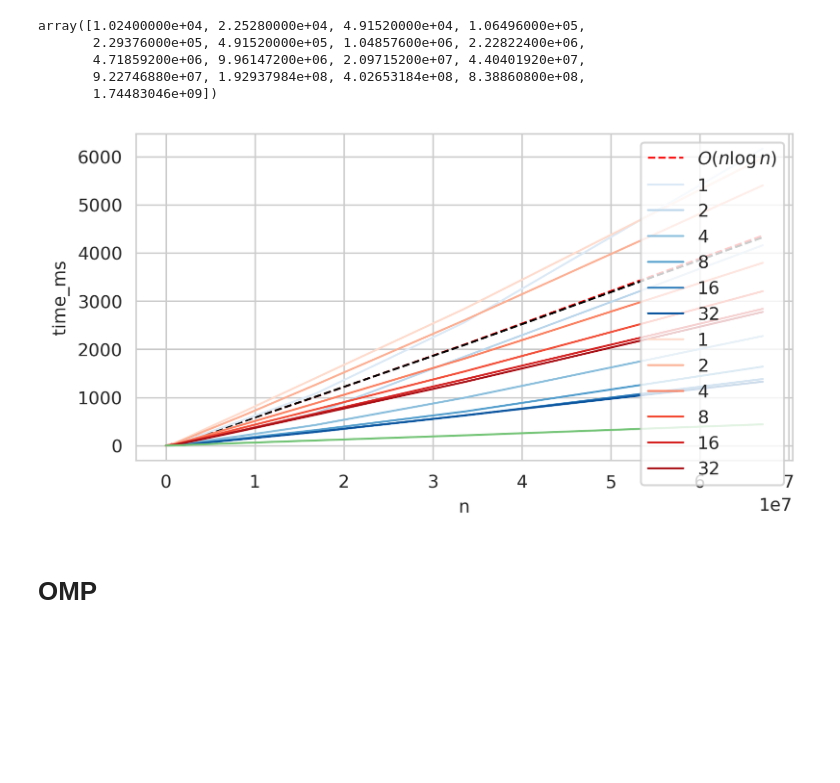
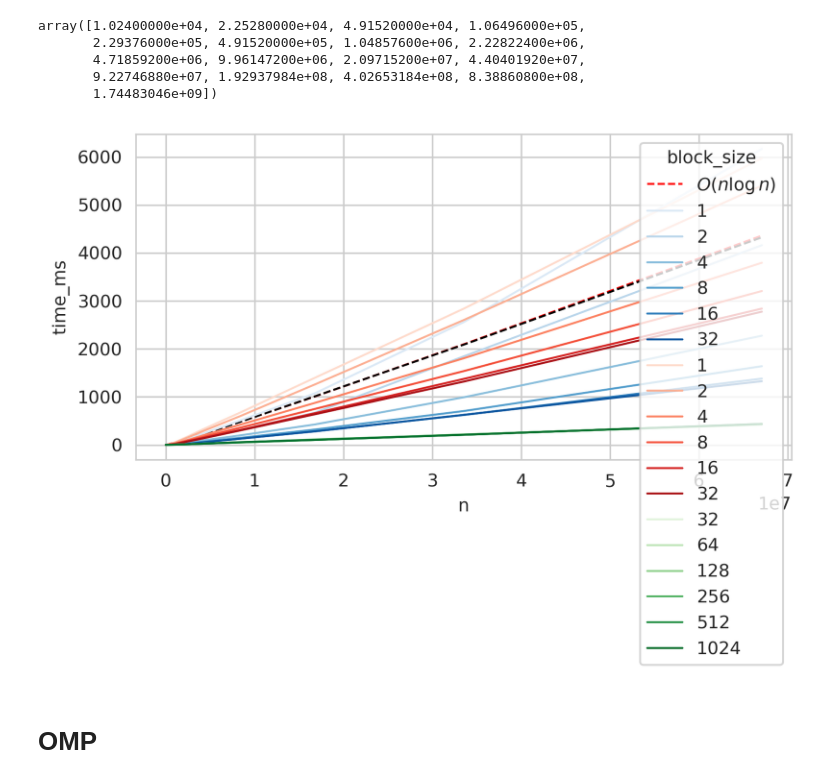
Before and after one commit to thedylone/FFT-accelerated, a Jupyter notebook: report/plot.ipynb, the cells around one changed output. Cells and saved outputs as stored; diff of their text form; code cells hidden in the pictures; blank space fills up the shorter version.

Commit message:
[CUDA]: vary block_size

```diff
--- a/report/plot.ipynb
+++ b/report/plot.ipynb
@@ -41,7 +41,7 @@ cuda_df = pd.read_csv('../cuda/results.csv')
 serial_col = "#000000"
 omp_col = sns.color_palette("Blues", 6)
 mpi_col = sns.color_palette("Reds", 6)
-cuda_col = sns.color_palette("Greens", 1)
+cuda_col = sns.color_palette("Greens", 6)
 addn_col = sns.color_palette("Oranges", 6)
 # %%
 ns = np.array(sorted(serial_df["n"].unique()))
@@ -56,12 +56,12 @@ array([1.02400000e+04, 2.25280000e+04, 4.91520000e+04, 1.06496000e+05,
 # %%
 ax = sns.lineplot(x=ns, y=ns * np.log2(ns) * 2.5e-6, color='red', linestyle="--", label="$O(n \\log n)$")
 sns.lineplot(ax=ax, data=serial_df, x="n", y="time_ms", color=serial_col, linestyle="--")
 sns.lineplot(ax=ax, data=omp_df, x="n", y="time_ms", hue="threads", palette=omp_col)
 sns.lineplot(ax=ax, data=mpi_df, x="n", y="time_ms", hue="processes", palette=mpi_col)
-sns.lineplot(ax=ax, data=cuda_df, x="n", y="time_ms", color=cuda_col[0])
+sns.lineplot(ax=ax, data=cuda_df, x="n", y="time_ms", hue="block_size", palette=cuda_col)
 plt.show()
 # %% [output]
-[figure, old version]
+[figure, new version]
 # %% [markdown]
 # OMP
 # %% [markdown]
```
Also changed, not shown: 9 other files.
